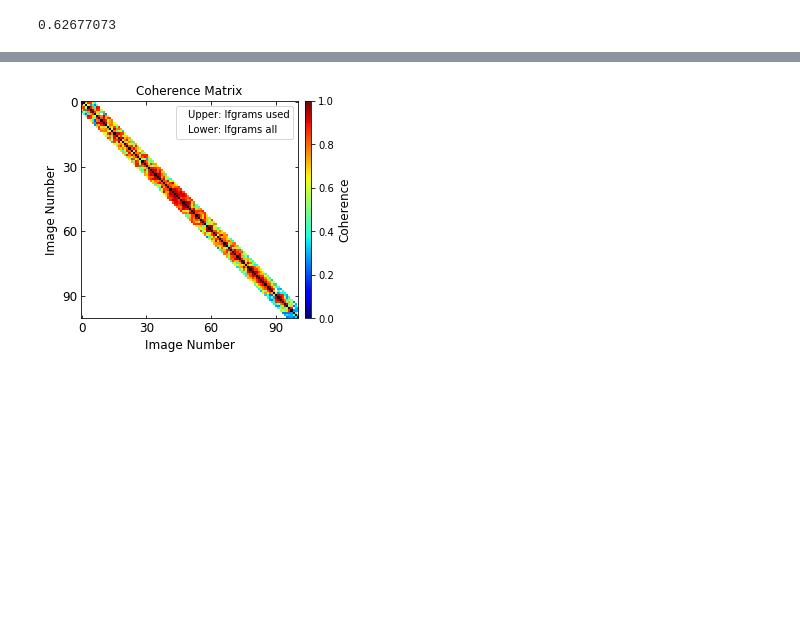
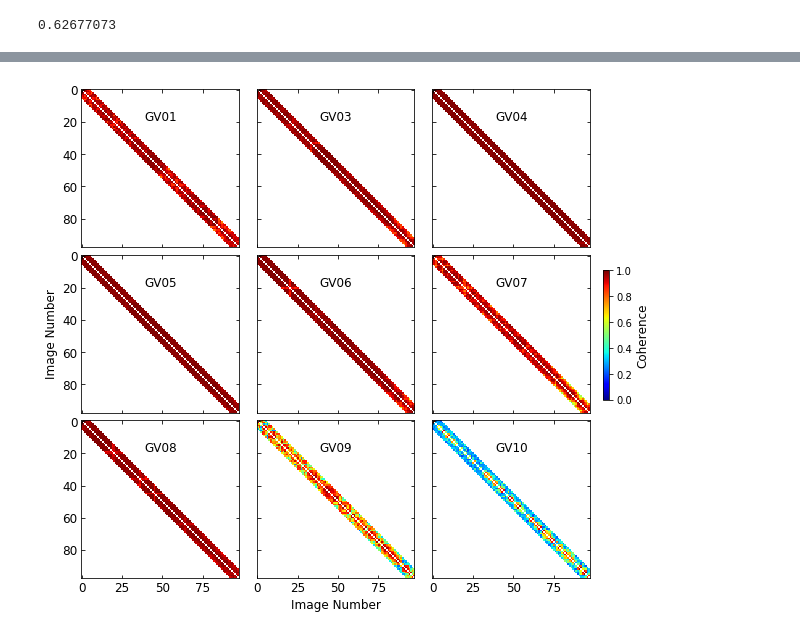
Before and after one commit to geodesymiami/Yunjun_et_al-2019-MintPy, a Jupyter notebook: insar_vs_gps.ipynb, the cells around one changed output, grey strips where cells are left out. Drawn from its saved outputs; the diff is of its cells as text; code cells hidden in the pictures; blank space fills up the shorter version.

```diff
--- a/insar_vs_gps.ipynb
+++ b/insar_vs_gps.ipynb
@@ -163,7 +163,7 @@ if site_r in gps_sites:
 offset = 0.3
 
 offi = 0.
-fig, ax = plt.subplots(figsize=(4, 7))
+fig, ax = plt.subplots(figsize=(4.3, 7))
 for i in range(len(gps_sites)):
     (gps_data,
      insar_data,
@@ -176,17 +176,16 @@ for i in range(len(gps_sites)):
 
 ax = pp.auto_adjust_xaxis_date(ax, ts_obj.yearList)[0]
 ax.set_xlabel('Time [years]', fontsize=font_size)
-ax.set_ylabel('LOS displacement [m]', fontsize=font_size)
-ax.tick_params(which='both', direction='in', labelsize=font_size,
-               bottom=True, top=True, left=True, right=True)
+ax.set_ylabel('LOS Displacement [m]', fontsize=font_size)
+ax.tick_params(which='both', direction='in', labelsize=font_size, bottom=True, top=True, left=True, right=True)
 ax.annotate('RMSE [mm]', xy=(0.03, 0.64), xycoords='axes fraction', fontsize=font_size, color='k')
-
+ax.annotate('(Temp Coherence)',  xy=(1.03, 0.01), xycoords='axes fraction', fontsize=font_size, color='k')
 handles, labels = ax.get_legend_handles_labels()
 ax.legend([handles[-1], handles[0], handles[int(len(handles)/2-1)]],
           ['GPS', 'InSAR', 'InSAR (dropped)'],
           loc='upper left', bbox_to_anchor=(0.03, 0.95), fontsize=font_size)
 print('Done.')
 
-#plt.savefig('insar_vs_gps_point_ts_{}.jpg'.format(site_r), bbox_inches='tight', transparent=True, dpi=fig_dpi)
+plt.savefig('insar_vs_gps_point_ts.png', bbox_inches='tight', transparent=True, dpi=fig_dpi)
 plt.show()
 # %% [output]
@@ -295,32 +269,55 @@ GV10 yx = 1545, 965
 # %%
+## Plot Coherence Matrix of InSAR observation on GPS sites
 
-site = 'GV09'
-gps_obj = gps(site, data_dir=gps_dir)
-gps_obj.open(print_msg=False)
+def get_site_coherence_matrix(site='GV01'):
+    gps_obj = gps(site, data_dir=gps_dir)
+    gps_obj.open(print_msg=False)
 
-ifg_file = os.path.join(pysar_dir, 'INPUTS/ifgramStack.h5')
-geom_file = os.path.join(pysar_dir, 'INPUTS/geometryRadar.h5')
-stack_obj = ifgramStack(ifg_file)
-stack_obj.open(print_msg=False)
+    ifg_file = os.path.join(pysar_dir, 'INPUTS/ifgramStack.h5')
+    geom_file = os.path.join(pysar_dir, 'INPUTS/geometryRadar.h5')
+    stack_obj = ifgramStack(ifg_file)
+    stack_obj.open(print_msg=False)
+    date12_list_all = stack_obj.get_date12_list(dropIfgram=True)
 
-coord = ut.coordinate(stack_obj.metadata, lookup_file=geom_file)
-y, x = coord.geo2radar(gps_obj.site_lat, gps_obj.site_lon, print_msg=False)[0:2]
-box = (x, y, x+1, y+1)
-coh = np.squeeze(readfile.read(ifg_file, datasetName='coherence', box=box, print_msg=False)[0])
-print('lat/lon: {}/{}'.format(gps_obj.site_lat, gps_obj.site_lon))
-print('y/x: {}/{}'.format(y, x))
+    coord = ut.coordinate(stack_obj.metadata, lookup_file=geom_file)
+    y, x = coord.geo2radar(gps_obj.site_lat, gps_obj.site_lon, print_msg=False)[0:2]
+    box = (x, y, x+1, y+1)
+    dset_list = ['coherence-{}'.format(i) for i in date12_list_all]
+    coh = np.squeeze(readfile.read(ifg_file, datasetName=dset_list, box=box, print_msg=False)[0])
 
-coh_date12_list = list(np.array(stack_obj.date12List)[np.array(coh) >= 0.25])
-date12_to_drop = sorted(list(set(stack_obj.date12List) - set(coh_date12_list)))
+    print('lat/lon: {:.4f}/{:.4f}, y/x: {}/{}'.format(gps_obj.site_lat, gps_obj.site_lon, y, x))
 
-coh_mat = pnet.coherence_matrix(stack_obj.date12List, coh.tolist())
+    coh_date12_list = list(np.array(date12_list_all)[np.array(coh) >= 0.25])
+    date12_to_drop = sorted(list(set(date12_list_all) - set(coh_date12_list)))
 
-A = stack_obj.get_design_matrix4timeseries_estimation(date12_list = coh_date12_list)[0]
-if np.linalg.matrix_rank(A) < A.shape[1]:
-    print('Singular design matrix!')
+    coh_mat = pnet.coherence_matrix(date12_list_all, coh.tolist())
 
-fig, ax = plt.subplots()
-pp.plot_coherence_matrix(ax, stack_obj.date12List, coh.tolist(), date12_to_drop)
-#plt.imshow(coh_mat, cmap='jet', vmin=0., vmax=1.)
+    A = stack_obj.get_design_matrix4timeseries_estimation(date12_list = coh_date12_list)[0]
+    if np.linalg.matrix_rank(A) < A.shape[1]:
+        print('Singular design matrix!')
+    return coh_mat
+
+gps_sites = ['GV{:02d}'.format(i) for i in [1] + np.arange(3,11).tolist()]
+fig, axs = plt.subplots(nrows=3, ncols=3, figsize=[9, 9], sharex=True, sharey=True)
+for i in range(len(gps_sites)):
+    ax = axs.flatten()[i]
+    site = gps_sites[i]
+    coh_mat = get_site_coherence_matrix(site)
+    im = ax.imshow(coh_mat, cmap='jet', vmin=0., vmax=1.)
+    ax.tick_params(which='both', direction='in', labelsize=font_size,
+                   bottom=True, top=True, left=True, right=True)
+    ax.annotate(site, xy=(0.4, 0.8), color='k', xycoords='axes fraction', fontsize=font_size)
+axs[1,0].set_ylabel('Image Number', fontsize=font_size)
+axs[2,1].set_xlabel('Image Number', fontsize=font_size)
+
+# colorbar
+fig.subplots_adjust(right=0.93)
+cax = fig.add_axes([0.94, 0.4, 0.01, 0.2])
+cbar = plt.colorbar(im, cax=cax)
+cbar.set_label('Coherence', fontsize=font_size)
+
+fig.subplots_adjust(wspace=0.03, hspace=0.05)
+plt.savefig('insar_vs_gps_coh_mat.png', bbox_inches='tight', transparent=True, dpi=fig_dpi)
 plt.show()
+print('Done.')
 # %% [output]
@@ -329 +333 @@ y/x: 1560/504
-[figure, old version]
+[figure, new version]
```
Also changed, not shown: parts of 6 cells of this notebook.
